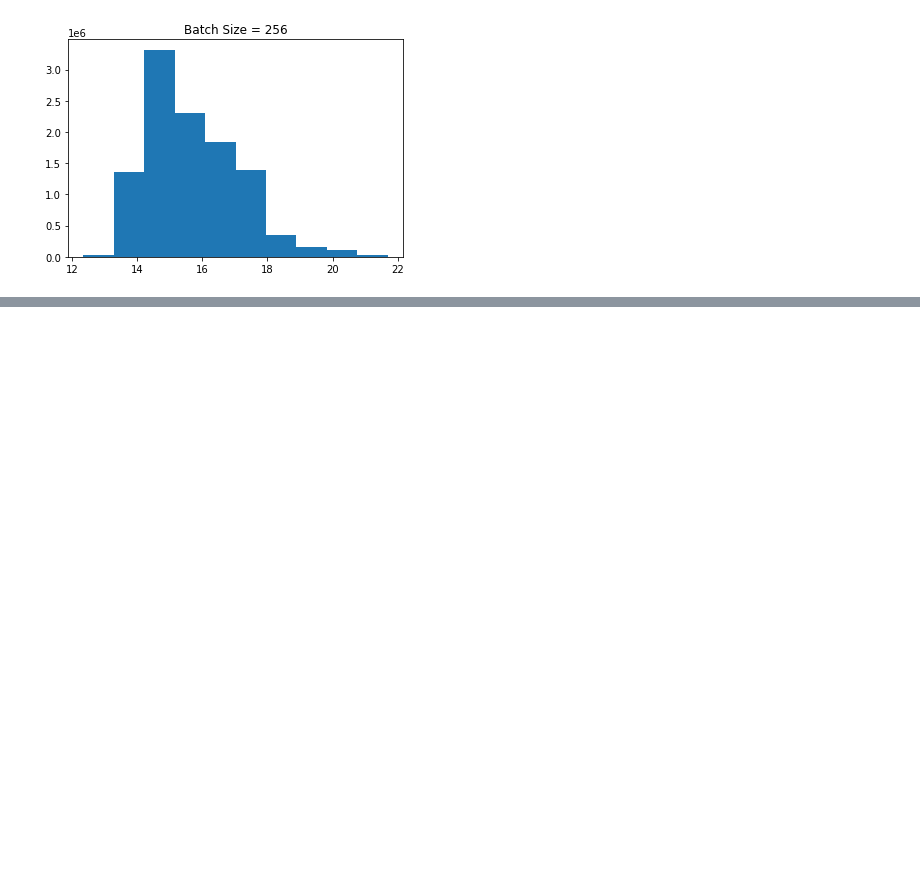
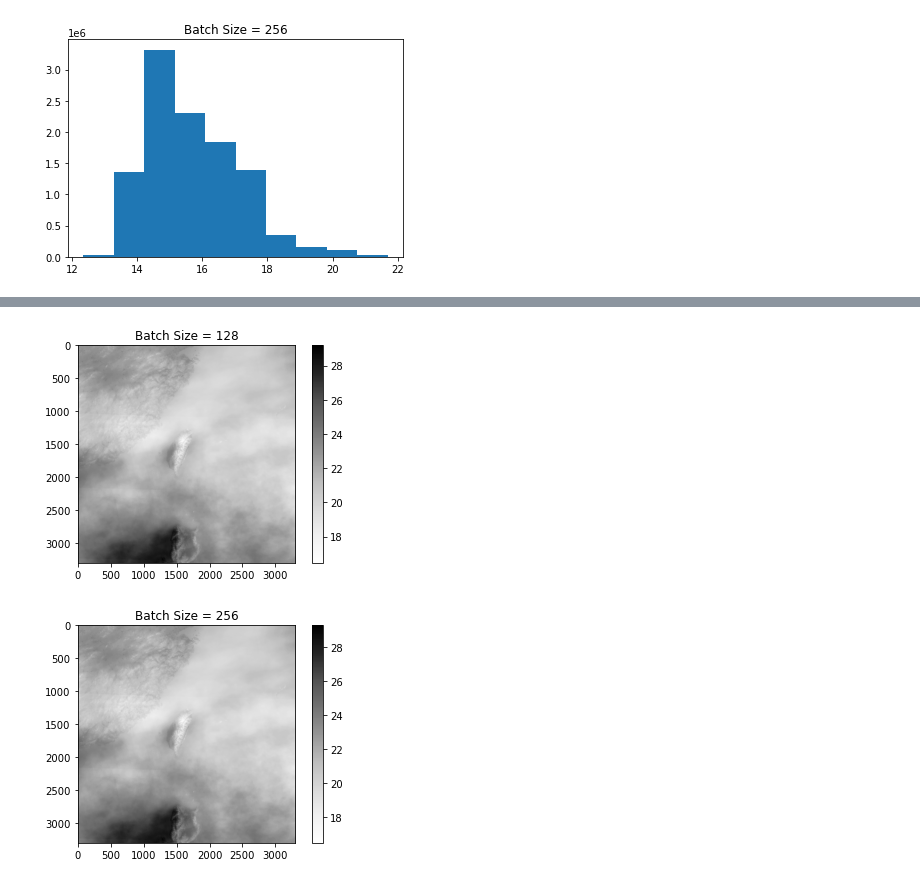
Before and after one commit to tingsyo/course_2020Q3_representation_learning, a Jupyter notebook: workspace/check_randomize_20170601.ipynb, the cells around one changed output, grey strips where cells are left out. Saved outputs shown, nothing was run; the diff lists cells and outputs as text; code cells hidden in the pictures; blank space fills up the shorter version.

```diff
--- a/workspace/check_randomize_20170601.ipynb
+++ b/workspace/check_randomize_20170601.ipynb
@@ -172,0 +201,13 @@ plt.show()
+# %%
+plt.imshow(b128av, alpha=0.99, cmap='Greys')
+plt.title('Batch Size = 128')
+plt.colorbar()
+plt.show()
+
+plt.imshow(b256v, alpha=0.99, cmap='Greys')
+plt.title('Batch Size = 256')
+plt.colorbar()
+plt.show()
+# %% [output]
+[figure, added]
+[figure, added]
```
Also changed, not shown: parts of 10 cells of this notebook, 1 other file.
